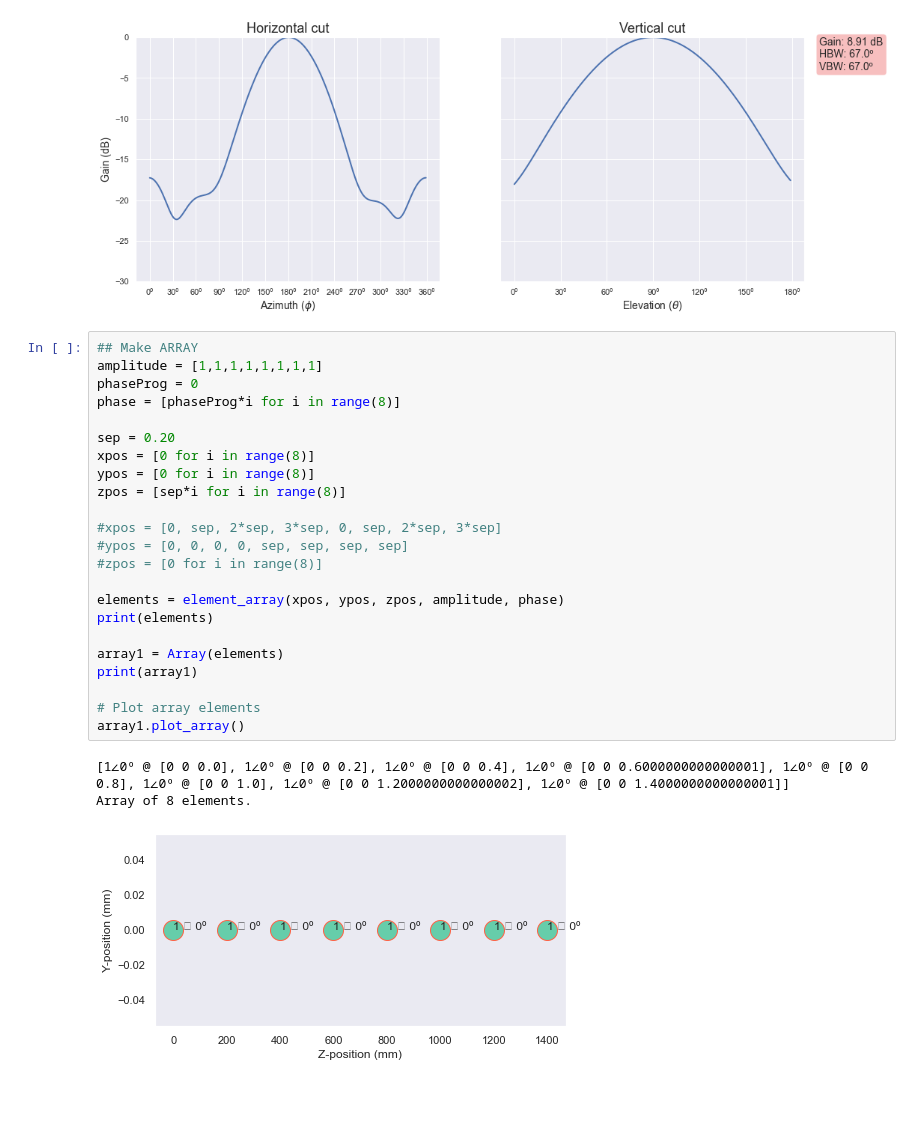
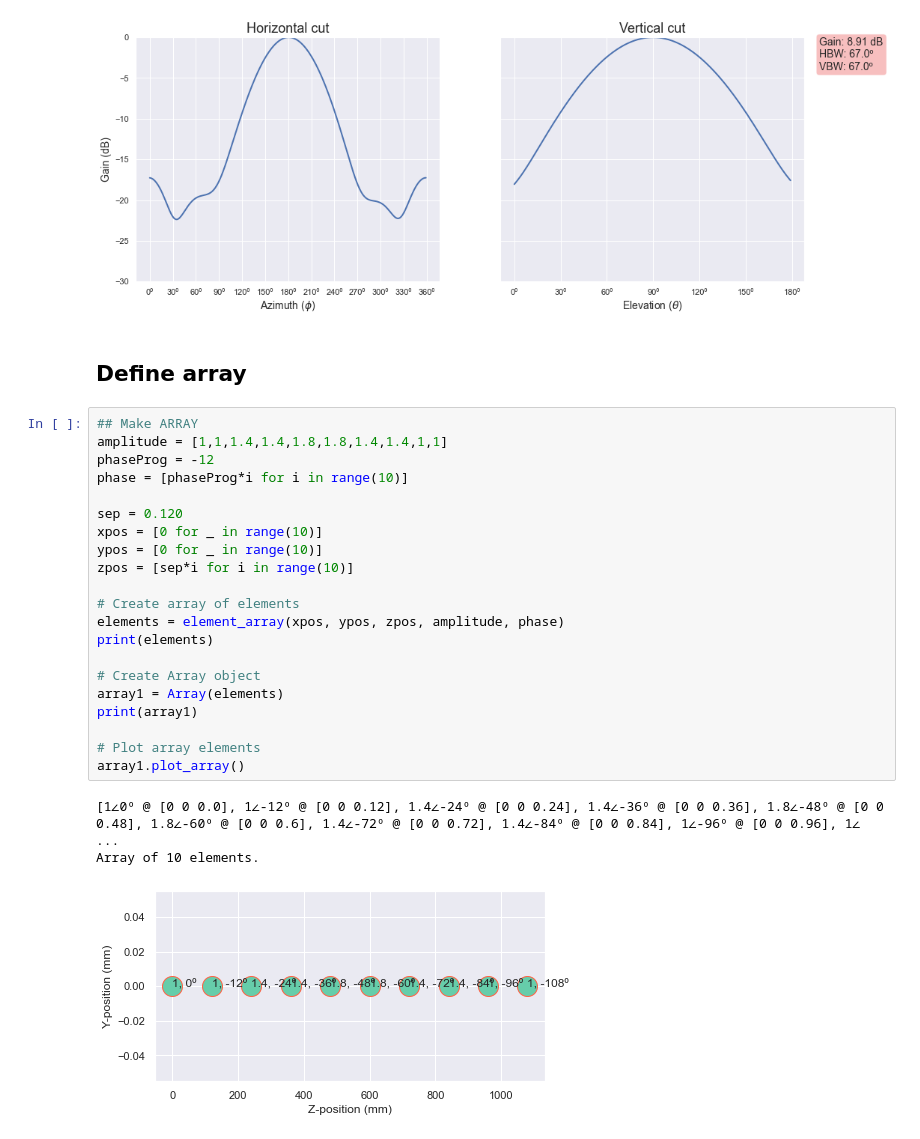
Before and after one commit to gvillalba86/PatternCalculator, a Jupyter notebook: arrayExample.ipynb, the cells around one changed output. Drawn from its saved outputs; the diff is of its cells as text; blank space fills up the shorter version.

```diff
--- a/arrayExample.ipynb
+++ b/arrayExample.ipynb
@@ -27,33 +27,33 @@ plotHM(eleData[:,:,0])
 plotCuts(eleData[:,:,0], normalize=True)
 # %% [output]
 [figure]
+# %% [markdown]
+## Define array
 # %%
 ## Make ARRAY
-amplitude = [1,1,1,1,1,1,1,1]
-phaseProg = 0
-phase = [phaseProg*i for i in range(8)]
+amplitude = [1,1,1.4,1.4,1.8,1.8,1.4,1.4,1,1]
+phaseProg = -12
+phase = [phaseProg*i for i in range(10)]
 
-sep = 0.20
-xpos = [0 for i in range(8)]
-ypos = [0 for i in range(8)]
-zpos = [sep*i for i in range(8)]
+sep = 0.120
+xpos = [0 for _ in range(10)]
+ypos = [0 for _ in range(10)]
+zpos = [sep*i for i in range(10)]
 
-#xpos = [0, sep, 2*sep, 3*sep, 0, sep, 2*sep, 3*sep]
-#ypos = [0, 0, 0, 0, sep, sep, sep, sep]
-#zpos = [0 for i in range(8)]
-
+# Create array of elements
 elements = element_array(xpos, ypos, zpos, amplitude, phase)
 print(elements)
 
+# Create Array object
 array1 = Array(elements)
 print(array1)
 
 # Plot array elements
 array1.plot_array()
 # %% [output]
-[1∠0º @ [0 0 0.0], 1∠0º @ [0 0 0.2], 1∠0º @ [0 0 0.4], 1∠0º @ [0 0 0.6000000000000001], 1∠0º @ [0 0 0.8], 1∠0º @ [0 0 1.0], 1∠0º @ [0 0 1.2000000000000002], 1∠0º @ [0 0 1.4000000000000001]]
-Array of 8 elements.
+[1∠0º @ [0 0 0.0], 1∠-12º @ [0 0 0.12], 1.4∠-24º @ [0 0 0.24], 1.4∠-36º @ [0 0 0.36], 1.8∠-48º @ [0 0 0.48], 1.8∠-60º @ [0 0 0.6], 1.4∠-72º @ [0 0 0.72], 1.4∠-84º @ [0 0 0.84], 1∠-96º @ [0 0 0.96], 1∠ ...
+Array of 10 elements.
-[figure, old version]
+[figure, new version]
 # %%
 # Plot element pattern
 plotHM(array1.elePattern)
```
Also changed, not shown: parts of 9 cells of this notebook.
